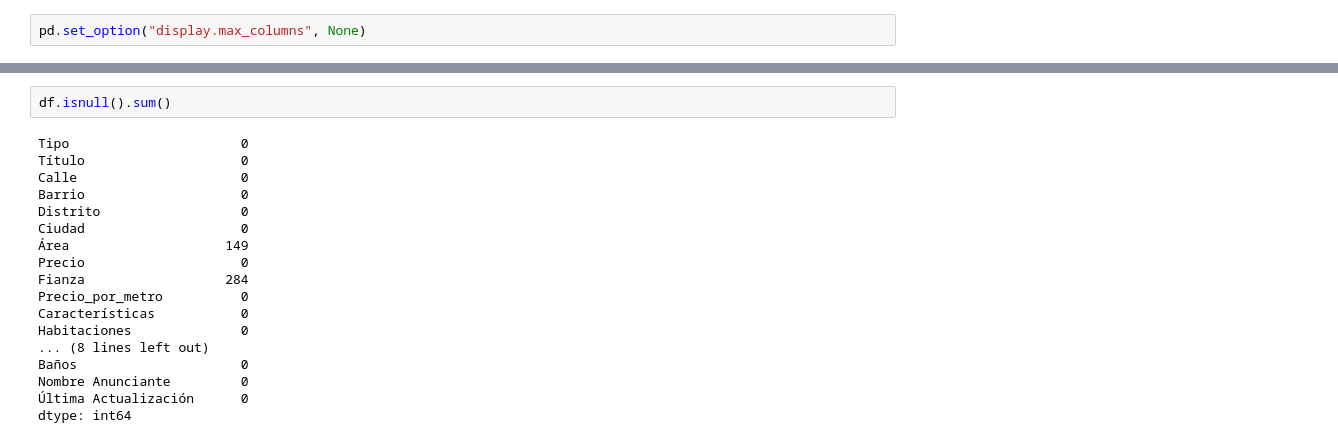
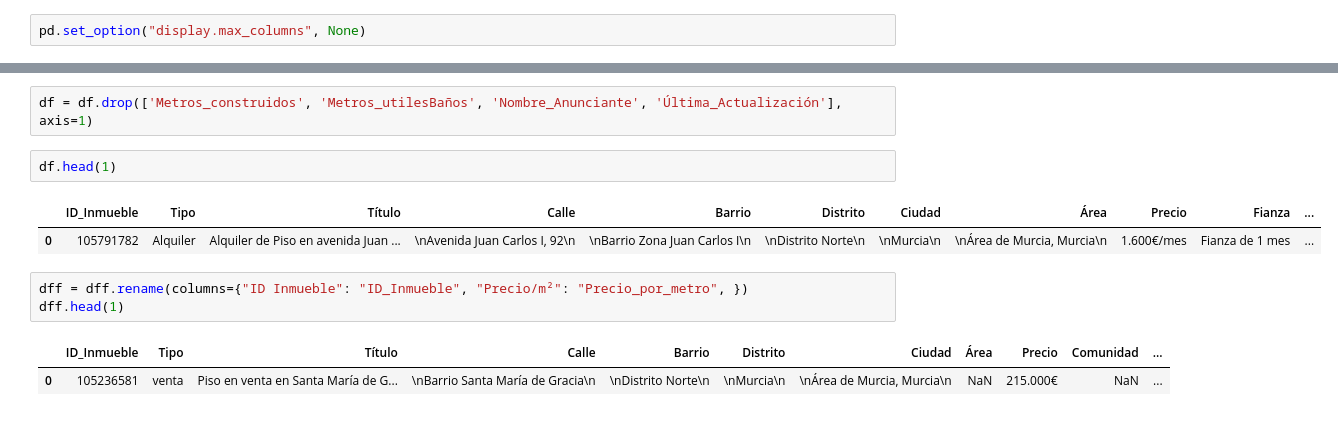
Before and after one commit to Tamgama/scraping, a Jupyter notebook: limpieza.ipynb, the cells around one changed output, grey strips where cells are left out. Drawn from its saved outputs; the diff is of its cells as text.

```diff
--- a/limpieza.ipynb
+++ b/limpieza.ipynb
@@ -27,20 +15,13 @@ memory usage: 168.0+ KB
-# %%
-df.isnull().sum()
-# %% [output]
-Tipo                      0
-Título                    0
-Calle                     0
-Barrio                    0
-Distrito                  0
-Ciudad                    0
-Área                    149
-Precio                    0
-Fianza                  284
-Precio_por_metro          0
-Características           0
-Habitaciones              0
-... (8 lines left out)
-Baños                     0
-Nombre Anunciante         0
-Última Actualización      0
-dtype: int64
+# %%
+df = df.drop(['Metros_construidos', 'Metros_utilesBaños', 'Nombre_Anunciante', 'Última_Actualización'], axis=1)
+# %%
+df.head(1)
+# %% [output]
+|  | ID_Inmueble | Tipo | Título | Calle | Barrio | Distrito | Ciudad | Área | Precio | Fianza | ... |
+| 0 | 105791782 | Alquiler | Alquiler de Piso en avenida Juan ... | \nAvenida Juan Carlos I, 92\n | \nBarrio Zona Juan Carlos I\n | \nDistrito Norte\n | \nMurcia\n | \nÁrea de Murcia, Murcia\n | 1.600€/mes | Fianza de 1 mes | ... |
+# %%
+dff = dff.rename(columns={"ID Inmueble": "ID_Inmueble", "Precio/m²": "Precio_por_metro", })
+dff.head(1)
+# %% [output]
+|  | ID_Inmueble | Tipo | Título | Calle | Barrio | Distrito | Ciudad | Área | Precio | Comunidad | ... |
+| 0 | 105236581 | venta | Piso en venta en Santa María de G... | \nBarrio Santa María de Gracia\n | \nDistrito Norte\n | \nMurcia\n | \nÁrea de Murcia, Murcia\n | NaN | 215.000€ | NaN | ... |
```
Also changed, not shown: parts of 15 cells of this notebook, 3 other files.
